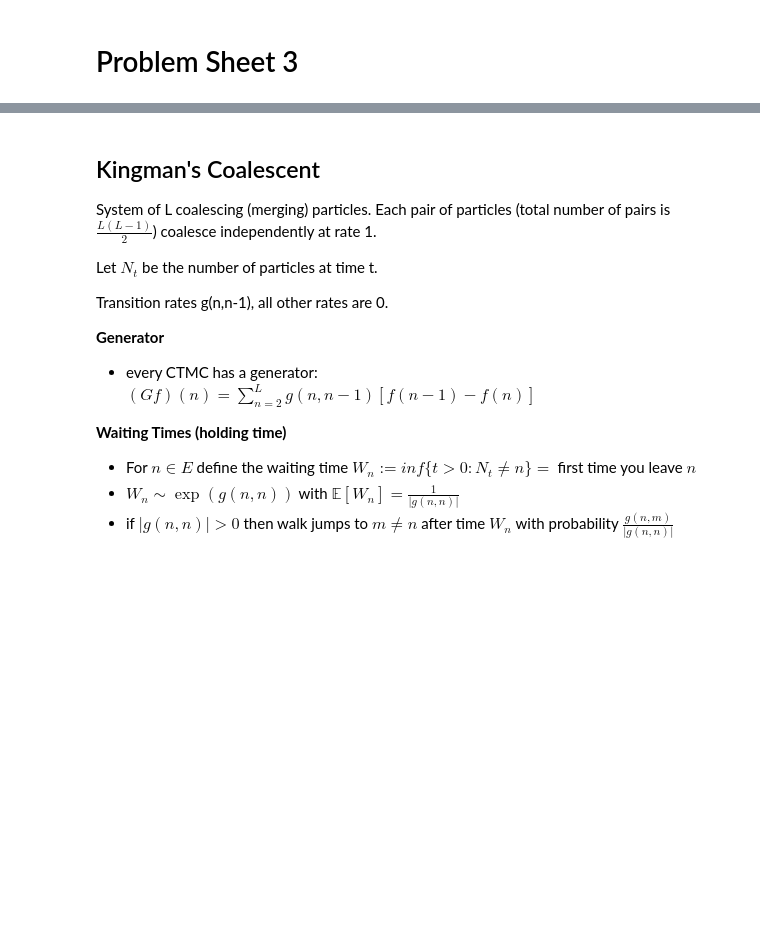
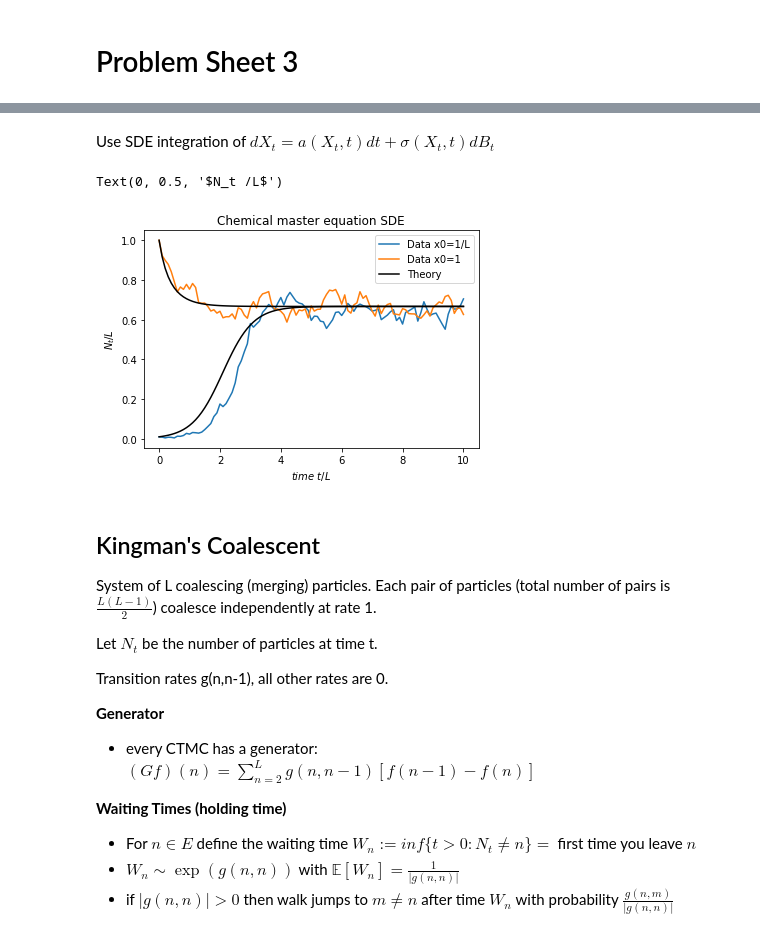
Before and after one commit to sgrosskinsky/NB4012_2020, a Jupyter notebook: Support Class 3.ipynb, the cells around one changed output, grey strips where cells are left out. Cells and saved outputs as stored; diff of their text form; code cells hidden in the pictures; blank space fills up the shorter version.

```diff
--- a/Support Class 3.ipynb
+++ b/Support Class 3.ipynb
@@ -7,3 +75,38 @@ import seaborn as sns
+# %% [markdown]
+Use SDE integration of $dX_t =a(X_t ,t)dt +\sigma (X_t ,t) dB_t$
+# %%
+import sdeint
+
+tspan = np.arange(0,tmax+deltat,deltat)/L
+#np.linspace(0.0, 10.0, 501)
+
+def a(x, t):
+    return x*(kp*(1-x)-km*x)
+
+def sig(x, t):
+    return np.sqrt(x*(kp*(1-x)+km*x)/L)
+
+result = sdeint.itoint(a, sig, 1/L, tspan)
+plt.plot(tspan,result, label = 'Data x0=1/L')
+
+result = sdeint.itoint(a, sig, 1., tspan)
+plt.plot(tspan,result, label = 'Data x0=1')
+
+# Theory
+
+t = np.arange(0,tmax+deltat,deltat)/L
+f1 = kp*np.exp(kp*t)/( (kp+km)*(np.exp(kp*t) -1) +kp )   #x0=1
+f2 = dx*kp*np.exp(kp*t)/( dx*(kp+km)*(np.exp(kp*t) -1) +kp )  #x0=dx
+plt.plot(t,f1,'k', label = 'Theory')
+plt.plot(t,f2,'k')
+
+plt.title('Chemical master equation SDE')
+plt.legend()
+plt.xlabel('$time\ t/L$')
+plt.ylabel('$N_t /L$')
+# %% [output]
+Text(0, 0.5, '$N_t /L$')
+[figure, added]
 # %% [markdown]
 ## Kingman's Coalescent
 
```
Also changed, not shown: parts of 8 cells of this notebook.
